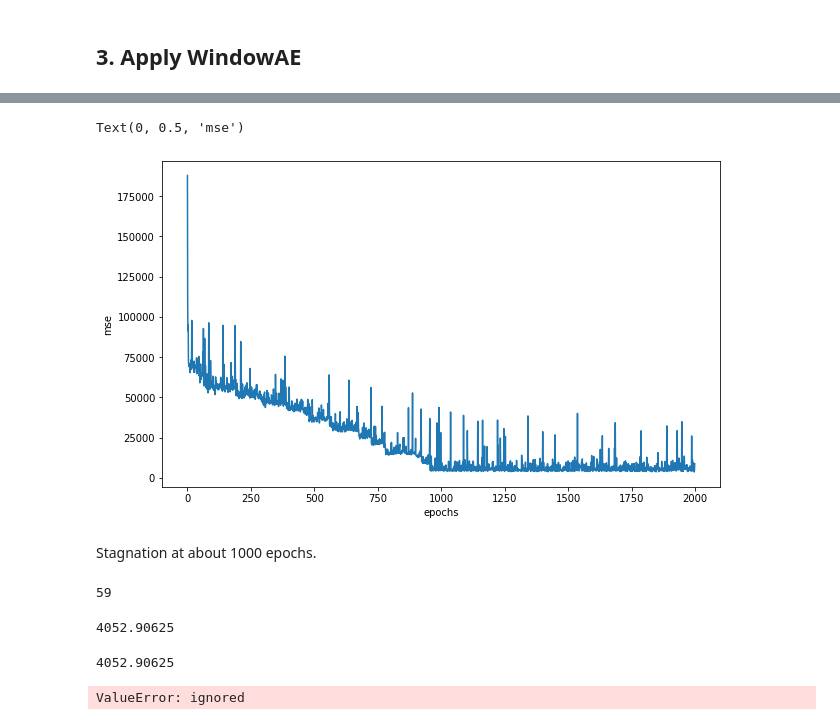
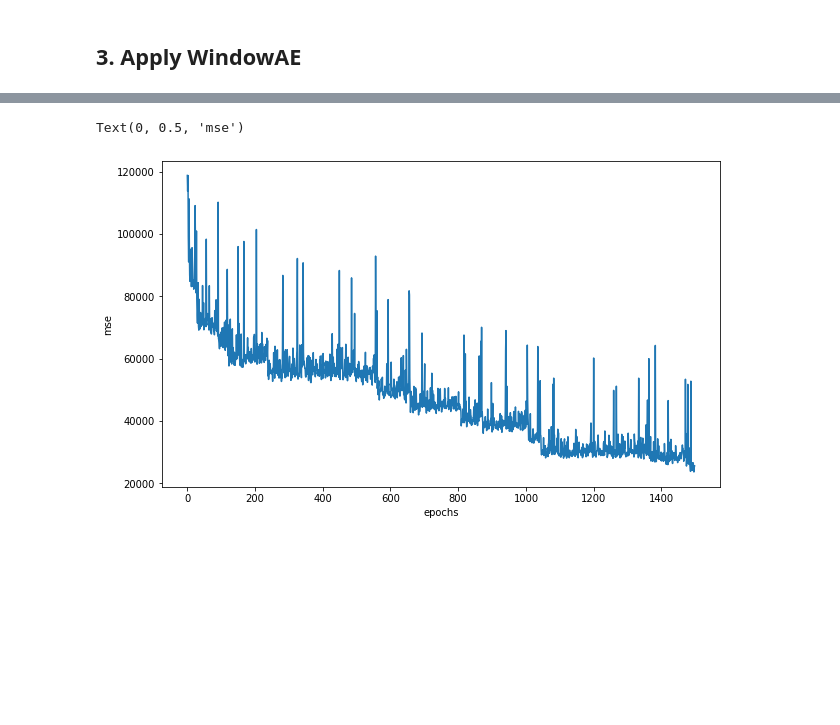
Before and after one commit to olley102/CommunityDetectionURSS, a Jupyter notebook: autoencoder_image_segmentation.ipynb, the cells around one changed output, grey strips where cells are left out. Drawn from its saved outputs; the diff is of its cells as text; code cells hidden in the pictures; blank space fills up the shorter version.

Commit message:
Encode working, predict not working

```diff
--- a/autoencoder_image_segmentation.ipynb
+++ b/autoencoder_image_segmentation.ipynb
@@ -217,7 +83,7 @@ image0.shape
 # %% [markdown]
 ## 3. Apply WindowAE
 # %%
-ae = WindowAE(window_size=(7, 7), num_channels=3, encoder_sizes=(49, 3), decoder_sizes=(49, 245))
+ae = nn.WindowAE(window_size=(7, 7), num_channels=3, encoder_sizes=(49, 3), decoder_sizes=(49, 245))
 # %%
 ae.make()
 ae.compile()
@@ -270,2 +139,2 @@ image0.shape[0] * image0.shape[1]
 # %%
-history = ae.fit(image0, image0, epochs=2000, batch_size=1000)
+history = ae.fit(image0, image0, epochs=1500, batch_size=1000)
@@ -292,28 +143,10 @@ import matplotlib.pyplot as plt
 # %%
 fig = plt.figure(figsize=(10, 6))
 ax = fig.add_subplot()
 history_arr = [h.history['loss'][0] for h in history]
-ax.plot(history_arr)
+ax.plot(history_arr[1:])
 ax.set_xlabel('epochs')
 ax.set_ylabel('mse')
 # %% [output]
 Text(0, 0.5, 'mse')
-[figure, old version]
+[figure, new version]
-# %% [markdown]
-Stagnation at about 1000 epochs.
-# %%
-np.argmin(history_arr[1000:1100])
-# %% [output]
-59
-# %%
-np.min(history_arr[1000:1100])
-# %% [output]
-4052.90625
-# %%
-history_arr[1059]
-# %% [output]
-4052.90625
-# %%
-ae.predict(image0)
-# %% [output]
-ValueError: ignored
```
Also changed, not shown: parts of 28 cells of this notebook.
